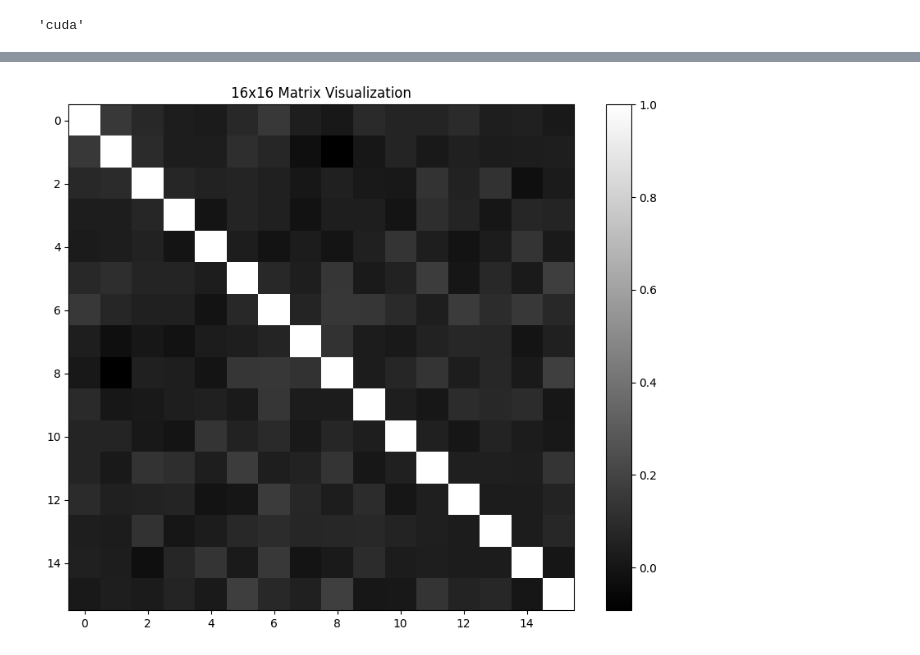
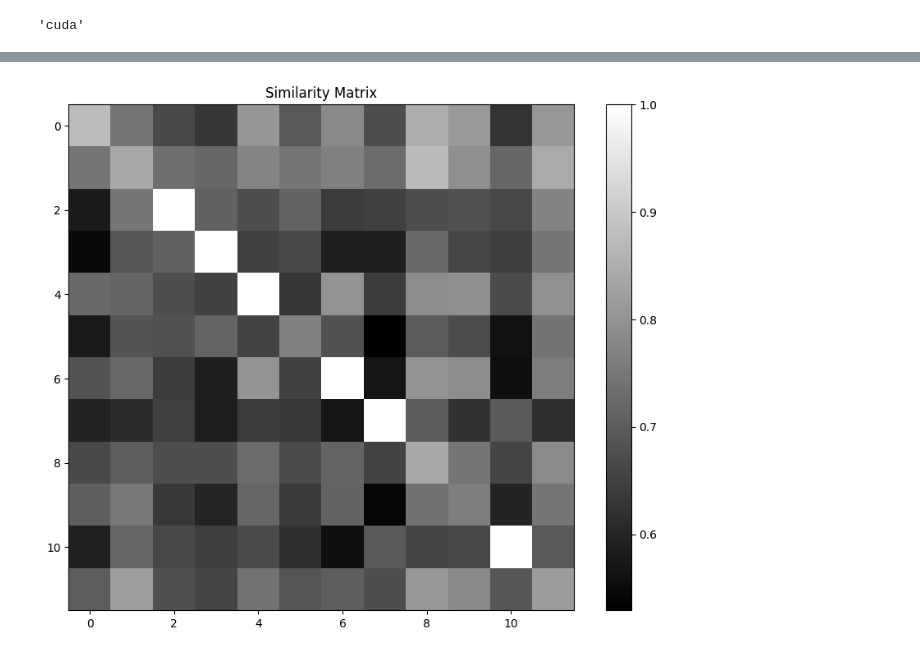
Before and after one commit to KonkukGradPrj/ContextFreeSpeakerRepresenation, a Jupyter notebook: src/vis/sim_matirx.ipynb, the cells around one changed output, grey strips where cells are left out. Cells and saved outputs as stored; diff of their text form; code cells hidden in the pictures.

```diff
--- a/src/vis/sim_matirx.ipynb
+++ b/src/vis/sim_matirx.ipynb
@@ -81,10 +196,39 @@ similarity:  tensor([1.0000, 1.0000, 1.0000, 1.0000, 1.0000, 1.0000, 1.0000, 1.0
-# %%
-import matplotlib.pyplot as plt
-
-plt.figure(figsize=(10, 8))
-plt.imshow(sim_matrix, cmap='gray', interpolation='none')
-plt.title('16x16 Matrix Visualization')
-plt.colorbar()
-plt.show()
-# %% [output]
-[figure, removed]
+# %%
+# Path to the file
+file_path = 'similarity_pairs.txt'
+
+# Open the file and read line by line
+with open('similar_id.txt', 'w') as target_file:
+    with open(file_path, 'r') as file:
+        for line in file:
+            # Remove any whitespace and split by comma
+            indices = line.strip().split(',')
+            # Convert string to integer
+            index1, index2 = int(indices[0].strip('(')), int(indices[1].strip(')'))
+            if index1 < index2:
+                target_file.write(data_root+all_folders[index1]+'\t' + data_root+all_folders[index2]+ '\n')
+# %%
+# visualize 16 person's similarity in 1211 x 1211 matrix with vox1_test
+from tqdm import trange
+sim_matrix = [[0 for i in range(12)] for j in range(12)]
+sim_pair = []
+for i in trange(12):
+    for j in range(12):
+        sim = model.get_embedding(wav1_list[i], wav2_list[j],eval_frames=0, num_eval=10)
+        sim = sim[1].mean().item()
+        if sim > 0.8:
+            sim_pair.append((i, j))
+
+        sim_matrix[i][j] = sim
+
+plt.figure(figsize=(10, 8))
+plt.imshow(sim_matrix, cmap='gray', interpolation='none')
+plt.title('Similarity Matrix')
+plt.colorbar()
+plt.show()
+
+with open('similarity_pairs2.txt', 'w') as file:
+    for pair in sim_pair:
+        file.write(f'{pair}\n')
+# %% [output]
+[figure, added]
```
Also changed, not shown: parts of 6 cells of this notebook, 8 other files.
